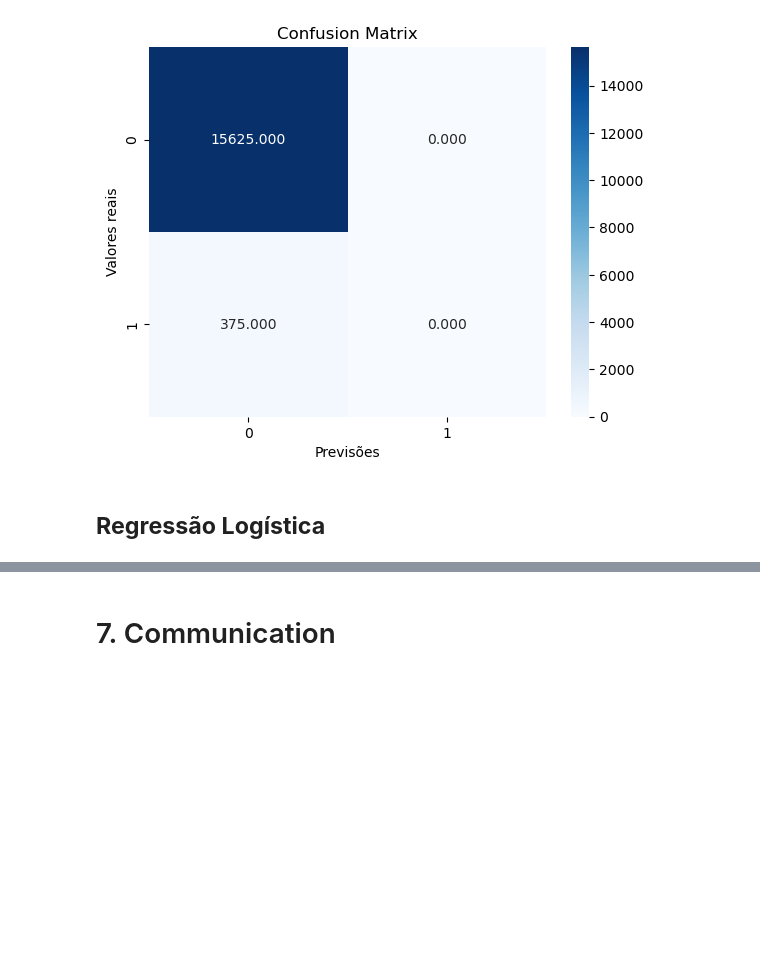
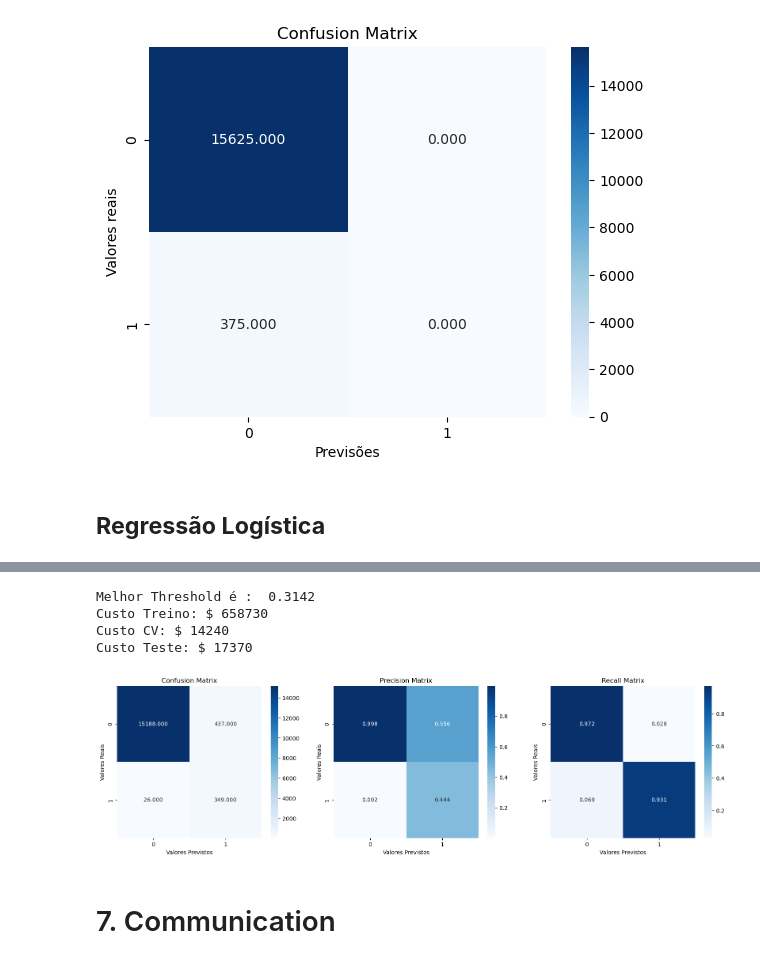
Before and after one commit to joaomj/truck_maintenance, a Jupyter notebook: data_science_notebook.ipynb, the cells around one changed output, grey strips where cells are left out. Saved outputs shown, nothing was run; the diff lists cells and outputs as text; code cells hidden in the pictures; blank space fills up the shorter version.

```diff
--- a/data_science_notebook.ipynb
+++ b/data_science_notebook.ipynb
@@ -999,0 +974,3 @@ ValueError: cannot set WRITEABLE flag to True of this array
+# %%
+# O último target que não foi convertido para INT
+y_cv = y_cv.astype(int)
@@ -1000,2 +1002,61 @@ ValueError: cannot set WRITEABLE flag to True of this array
+# %%
+# previsões do classificador calibrado
+y_train_pred = calib_LR.predict_proba(X_train)[:,1]
+y_cv_pred = calib_LR.predict_proba(X_cv)[:,1]
+y_test_pred = calib_LR.predict_proba(X_test)[:,1]
+
+# descobre a melhor threshold de acordo com precision e recall das previsões feitas nos dados cv
+precision, recall, thresholds = precision_recall_curve(y_cv, y_cv_pred)
+p = best_prob(y_cv_pred,y_cv,thresholds)
+print("Melhor Threshold é : ", p.round(4))
+
+# compara as previsões com os dados de treino
+y_pred=[]
+for i in y_train_pred:
+  if i>=p:
+    y_pred.append(1)
+  else:
+    y_pred.append(0)
+
+cm = confusion_matrix(y_train,y_pred)
+tn, fp, fn, tp = cm.ravel()
+cost = (10 * fp) + (500 * fn)
+print("Custo Treino: $", cost)
+
+# compara as previsões com os dados de cv
+y_pred=[]
+for i in y_cv_pred:
+  if i>=p:
+    y_pred.append(1)
+  else:
+    y_pred.append(0)
+
+cm = confusion_matrix(y_cv,y_pred)
+tn, fp, fn, tp = cm.ravel()
+cost = (10 * fp) + (500 * fn)
+print("Custo CV: $", cost)
+
+# compara as previsões com os dados de teste
+y_pred=[]
+for i in y_test_pred:
+  if i>=p:
+    y_pred.append(1)
+  else:
+    y_pred.append(0)
+
+cm = confusion_matrix(y_test,y_pred)
+tn, fp, fn, tp = cm.ravel()
+cost = (10 * fp) + (500 * fn)
+print("Custo Teste: $", cost)
+# %% [output]
+Melhor Threshold é :  0.3142
+Custo Treino: $ 658730
+Custo CV: $ 14240
+Custo Teste: $ 17370
+# %%
+# constroi o heatmap de confusion matrix para as previsões sobre os dados de teste
+cm_heatmap(cm)
+# %% [output]
+[figure, added]
 # %% [markdown]
 # 7. Communication
```
Also changed, not shown: parts of 9 cells of this notebook.
